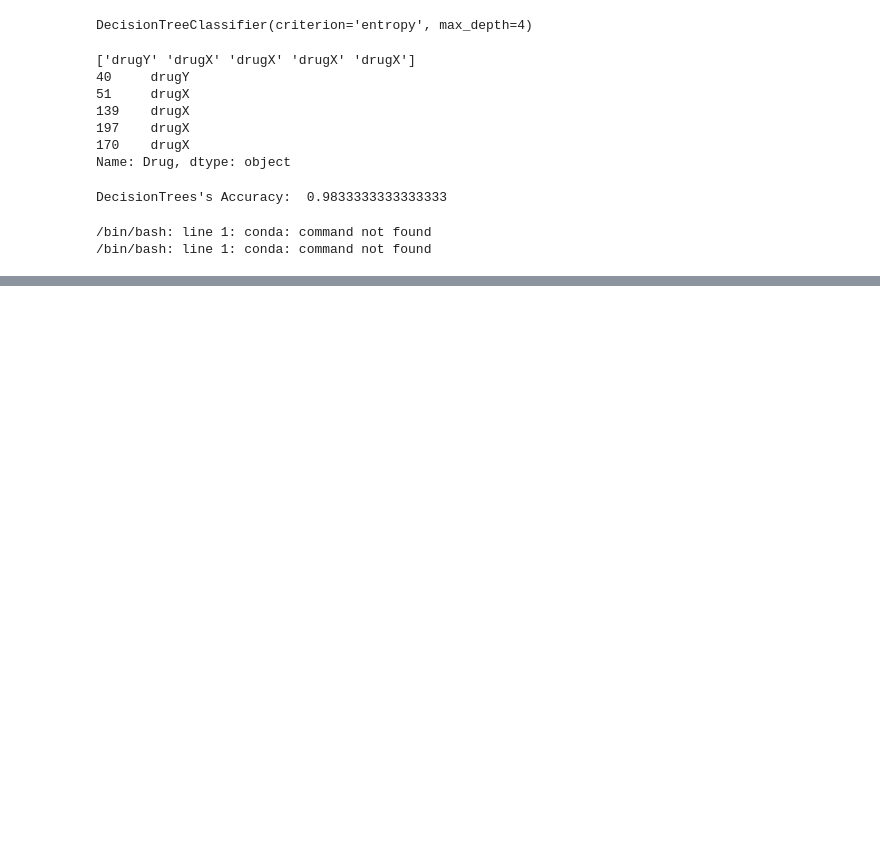
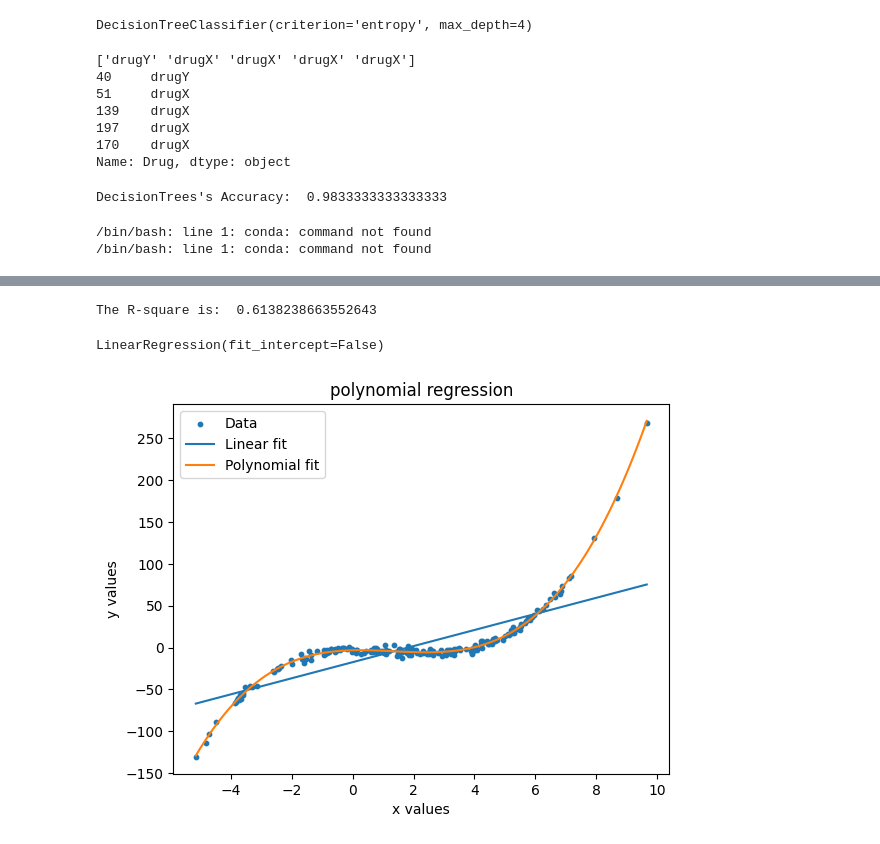
Before and after one commit to Deepakk200/colab_python, a Jupyter notebook: usedcars.ipynb, the cells around one changed output, grey strips where cells are left out. Drawn from its saved outputs; the diff is of its cells as text; code cells hidden in the pictures; blank space fills up the shorter version.

```diff
--- a/usedcars.ipynb
+++ b/usedcars.ipynb
@@ -270,0 +306,35 @@ export_graphviz(drugTree, out_file='tree.dot', filled=True, feature_names=['Age'
+# %%
+model = LinearRegression()
+model.fit(x1,y1)
+y_lin_predict = model.predict(x1)
+print('The R-square is: ', model.score(x1,y1))
+# %% [output]
+The R-square is:  0.6138238663552643
+# %%
+x_poly = PolynomialFeatures(degree = 3).fit_transform(x1)
+poly_model = LinearRegression(fit_intercept = False)
+poly_model.fit(x_poly,y1)
+# %% [output]
+LinearRegression(fit_intercept=False)
+# %%
+# To visualise the results, we create a linspace of evenly spaced values
+# This ensures that there are no gaps in our prediction line as well as
+# avoiding the need to create a sorted set of our data.
+# Worth examining and understand the code
+
+# create an array of evenly spaced values
+x_l = np.linspace(np.min(x1) , np.max(x1),100).reshape(-1, 1)
+y_lin_predict_l = model.predict(x_l)
+x_poly_l = PolynomialFeatures(degree = 3).fit_transform(x_l)
+y_poly_pred_l = poly_model.predict(x_poly_l)
+# %%
+plt.scatter(x1, y1 , s=10, label='Data')
+plt.plot(x_l , y_lin_predict_l , label = "Linear fit")
+plt.plot(x_l , y_poly_pred_l , label = "Polynomial fit")
+plt.xlabel("x values")
+plt.ylabel("y values")
+plt.title("polynomial regression")
+plt.legend()
+plt.show()
+# %% [output]
+[figure, added]
```
Also changed, not shown: parts of 6 cells of this notebook.
